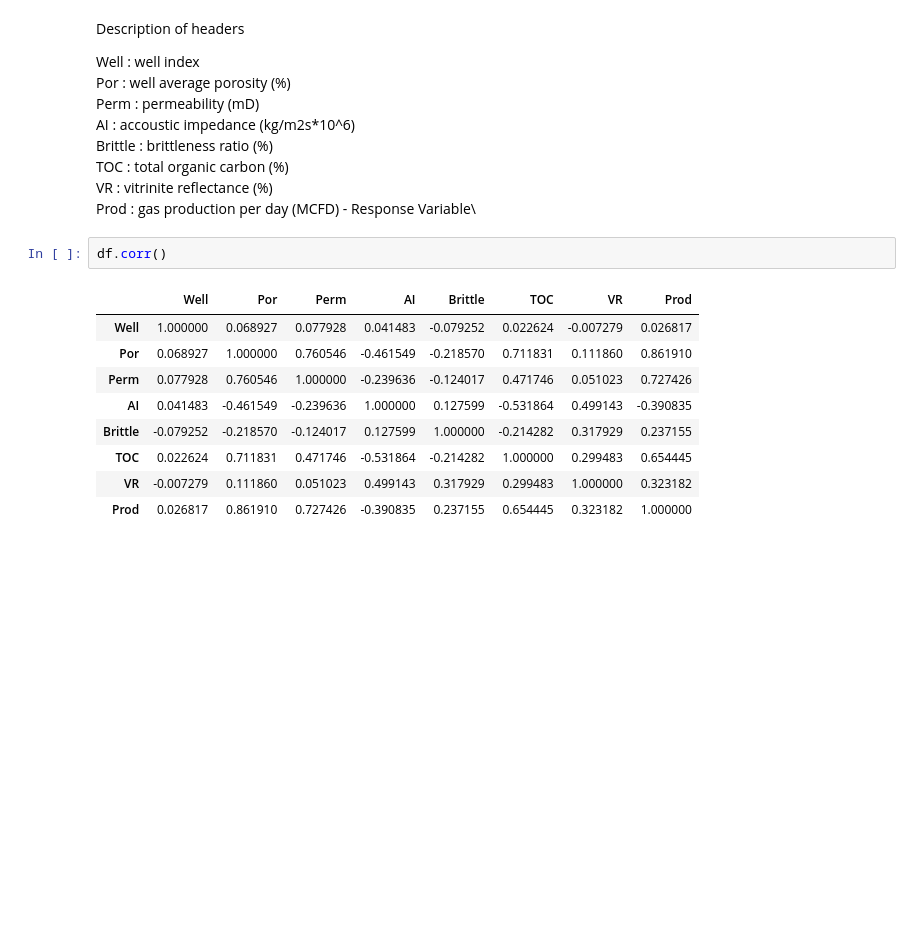
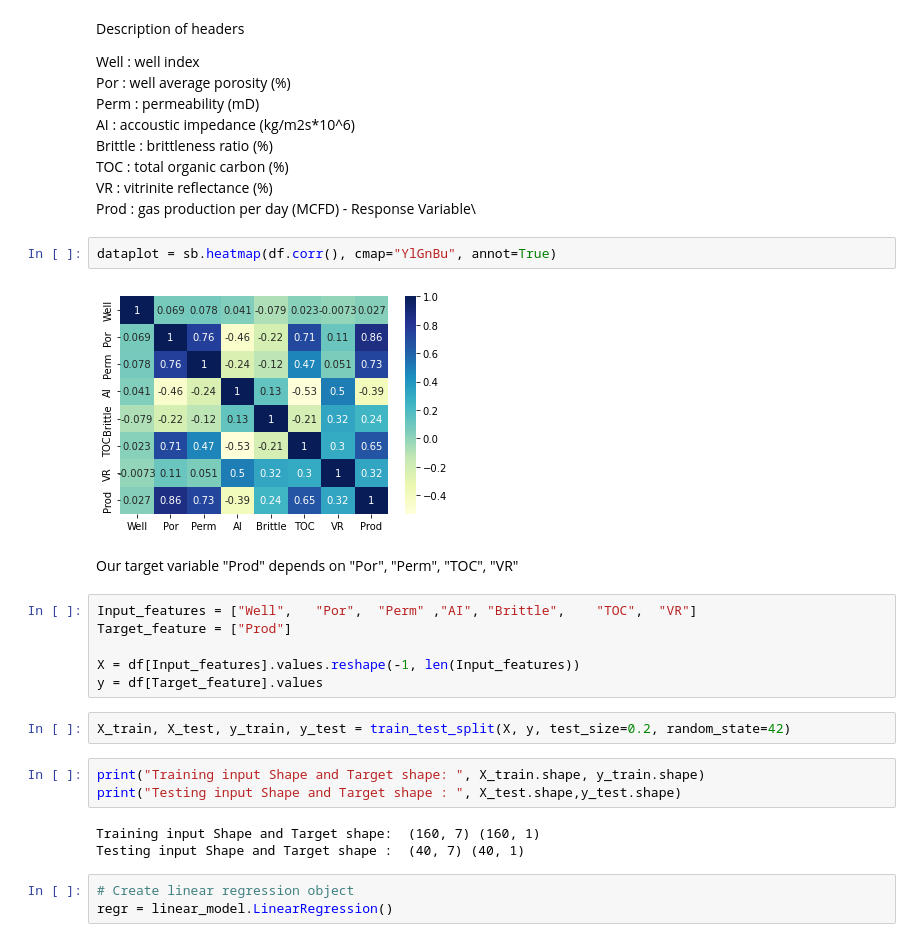
Before and after one commit to mukul74/DailyPractise, a Jupyter notebook: ML/LinearModels/OrdinaryLeastSquare.ipynb, the cells around one changed output. Drawn from its saved outputs; the diff is of its cells as text; blank space fills up the shorter version.

Commit message:
adding one more simple example for Linear Models using OLS

```diff
--- a/ML/LinearModels/OrdinaryLeastSquare.ipynb
+++ b/ML/LinearModels/OrdinaryLeastSquare.ipynb
@@ -189,15 +202,26 @@ Brittle : brittleness ratio (%)\
 TOC : total organic carbon (%)\
 VR : vitrinite reflectance (%)\
 Prod : gas production per day (MCFD) - Response Variable\
-# %%
-df.corr()
-# %% [output]
-|  | Well | Por | Perm | AI | Brittle | TOC | VR | Prod |
-| Well | 1.000000 | 0.068927 | 0.077928 | 0.041483 | -0.079252 | 0.022624 | -0.007279 | 0.026817 |
-| Por | 0.068927 | 1.000000 | 0.760546 | -0.461549 | -0.218570 | 0.711831 | 0.111860 | 0.861910 |
-| Perm | 0.077928 | 0.760546 | 1.000000 | -0.239636 | -0.124017 | 0.471746 | 0.051023 | 0.727426 |
-| AI | 0.041483 | -0.461549 | -0.239636 | 1.000000 | 0.127599 | -0.531864 | 0.499143 | -0.390835 |
-| Brittle | -0.079252 | -0.218570 | -0.124017 | 0.127599 | 1.000000 | -0.214282 | 0.317929 | 0.237155 |
-| TOC | 0.022624 | 0.711831 | 0.471746 | -0.531864 | -0.214282 | 1.000000 | 0.299483 | 0.654445 |
-| VR | -0.007279 | 0.111860 | 0.051023 | 0.499143 | 0.317929 | 0.299483 | 1.000000 | 0.323182 |
-| Prod | 0.026817 | 0.861910 | 0.727426 | -0.390835 | 0.237155 | 0.654445 | 0.323182 | 1.000000 |
+# %%
+dataplot = sb.heatmap(df.corr(), cmap="YlGnBu", annot=True)
+# %% [output]
+[figure, added]
+# %% [markdown]
+Our target variable "Prod" depends on "Por", "Perm", "TOC", "VR"
+# %%
+Input_features = ["Well",	"Por",	"Perm" ,"AI", "Brittle",	"TOC",	"VR"]
+Target_feature = ["Prod"]
+
+X = df[Input_features].values.reshape(-1, len(Input_features))
+y = df[Target_feature].values
+# %%
+X_train, X_test, y_train, y_test = train_test_split(X, y, test_size=0.2, random_state=42)
+# %%
+print("Training input Shape and Target shape: ", X_train.shape, y_train.shape)
+print("Testing input Shape and Target shape : ", X_test.shape,y_test.shape)
+# %% [output]
+Training input Shape and Target shape:  (160, 7) (160, 1)
+Testing input Shape and Target shape :  (40, 7) (40, 1)
+# %%
+# Create linear regression object
+regr = linear_model.LinearRegression()
```
Also changed, not shown: parts of 6 cells of this notebook.
